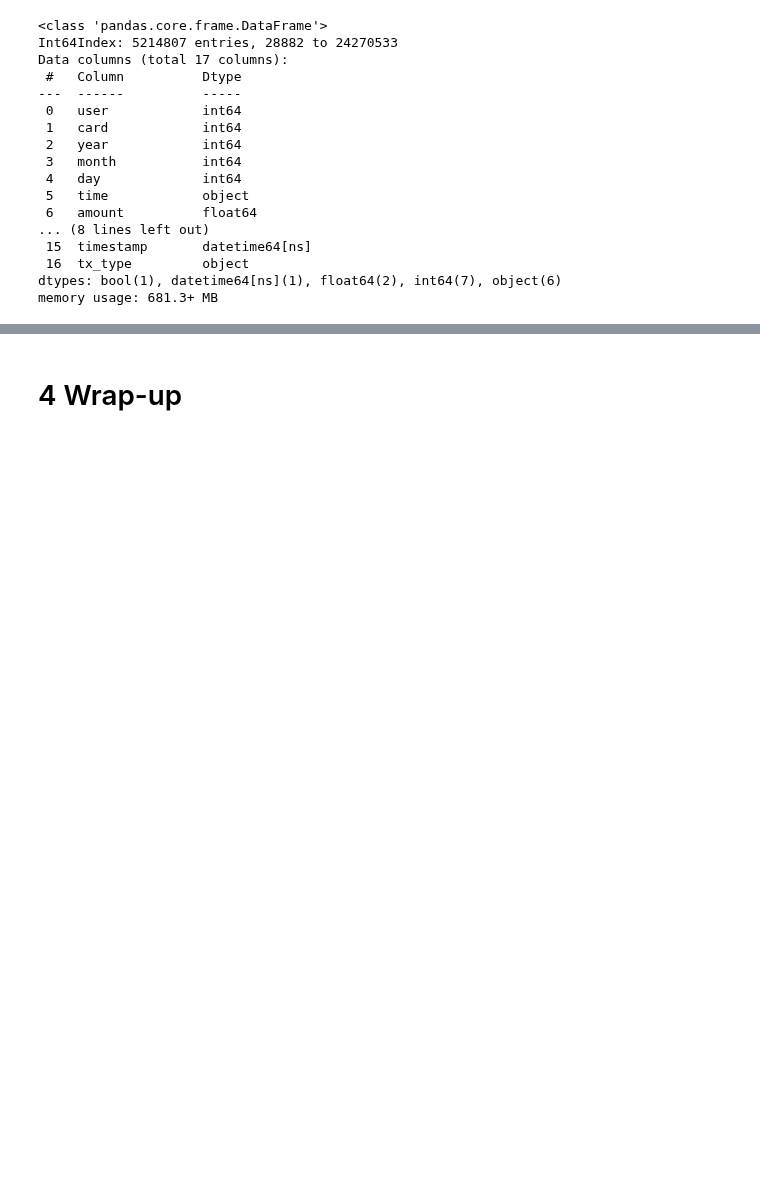
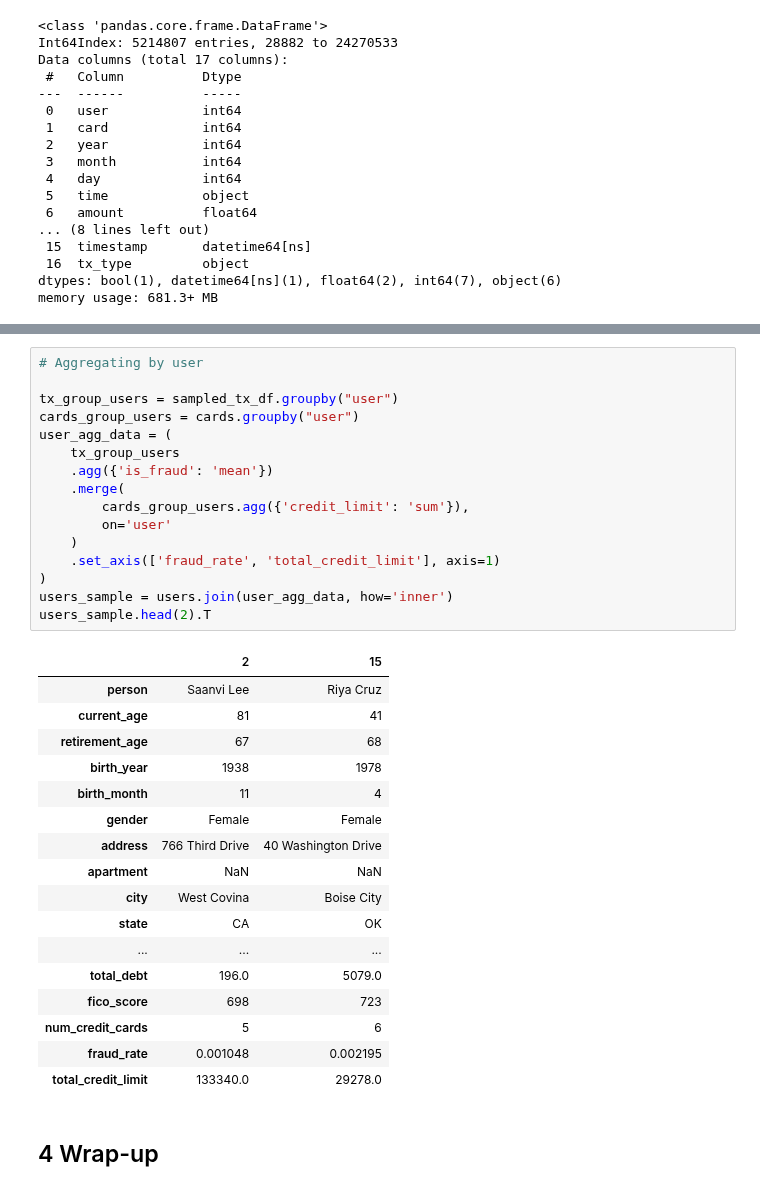
Before and after one commit to msc2106/CreditCardFraud, a Jupyter notebook: notebooks/data_wrangling.ipynb, the cells around one changed output, grey strips where cells are left out. Cells and saved outputs as stored; diff of their text form; blank space fills up the shorter version.

```diff
--- a/notebooks/data_wrangling.ipynb
+++ b/notebooks/data_wrangling.ipynb
@@ -610,3 +695,37 @@ memory usage: 681.3+ MB
+# %%
+# Aggregating by user
+
+tx_group_users = sampled_tx_df.groupby("user")
+cards_group_users = cards.groupby("user")
+user_agg_data = (
+    tx_group_users
+    .agg({'is_fraud': 'mean'})
+    .merge(
+        cards_group_users.agg({'credit_limit': 'sum'}),
+        on='user'
+    )
+    .set_axis(['fraud_rate', 'total_credit_limit'], axis=1)
+)
+users_sample = users.join(user_agg_data, how='inner')
+users_sample.head(2).T
+# %% [output]
+|  | 2 | 15 |
+| person | Saanvi Lee | Riya Cruz |
+| current_age | 81 | 41 |
+| retirement_age | 67 | 68 |
+| birth_year | 1938 | 1978 |
+| birth_month | 11 | 4 |
+| gender | Female | Female |
+| address | 766 Third Drive | 40 Washington Drive |
+| apartment | NaN | NaN |
+| city | West Covina | Boise City |
+| state | CA | OK |
+| ... | ... | ... |
+| total_debt | 196.0 | 5079.0 |
+| fico_score | 698 | 723 |
+| num_credit_cards | 5 | 6 |
+| fraud_rate | 0.001048 | 0.002195 |
+| total_credit_limit | 133340.0 | 29278.0 |
 # %% [markdown]
-# 4 Wrap-up
+## 4 Wrap-up
 # %% [markdown]
```
Also changed, not shown: parts of 13 cells of this notebook.
